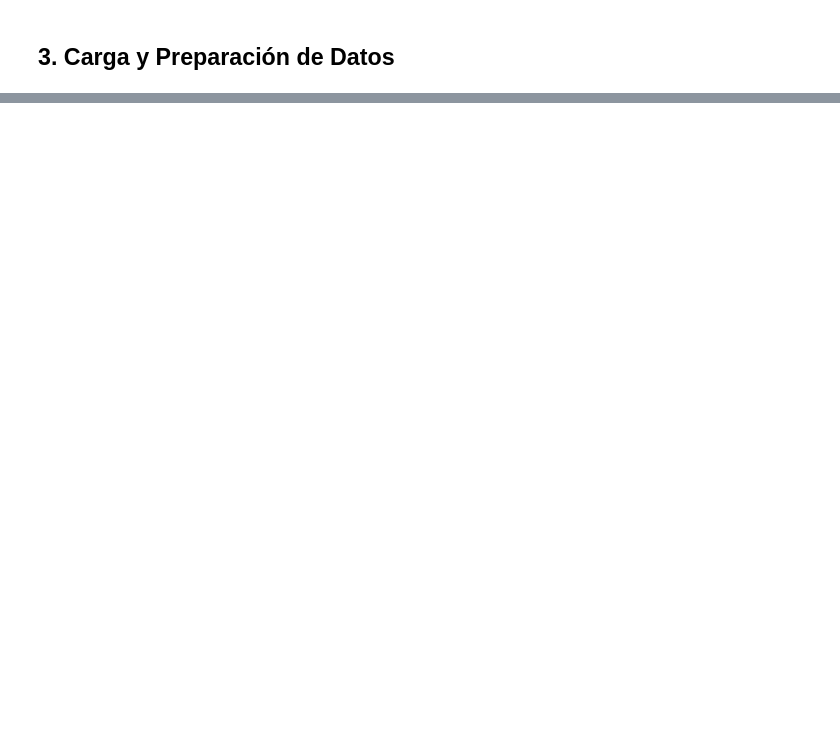
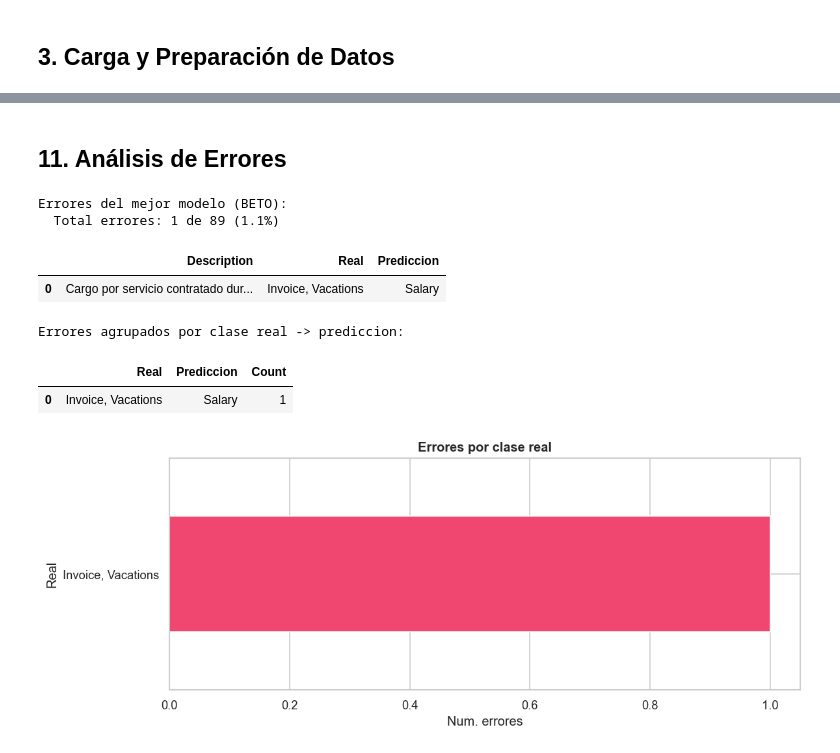
Before and after one commit to Di3g0E/P2_AP-IA, a Jupyter notebook: playground/nlp_area_transformers.ipynb, the cells around one changed output, grey strips where cells are left out. Saved outputs shown, nothing was run; the diff lists cells and outputs as text; code cells hidden in the pictures; blank space fills up the shorter version.

```diff
--- a/playground/nlp_area_transformers.ipynb
+++ b/playground/nlp_area_transformers.ipynb
@@ -660,0 +552,45 @@ Eliminar los checkpoints y carpetas de resultados generadas durante el entrenami
+# %% [markdown]
+## 11. Análisis de Errores
+# %%
+y_true_labels = le.inverse_transform(y_true)
+y_pred_labels = le.inverse_transform(y_pred_best)
+
+df_eval = pd.DataFrame({
+    "Description": df_test["Description"].values,
+    "Real": y_true_labels,
+    "Prediccion": y_pred_labels,
+})
+df_errors = df_eval[df_eval["Real"] != df_eval["Prediccion"]]
+
+print(f"Errores del mejor modelo ({best_name}):")
+print(f"  Total errores: {len(df_errors)} de {len(df_eval)} ({100*len(df_errors)/len(df_eval):.1f}%)\n")
+
+if len(df_errors) > 0:
+    display(df_errors.sort_values("Real").reset_index(drop=True))
+else:
+    print("  Sin errores. El modelo clasifico todas las muestras correctamente.")
+# %% [output]
+Errores del mejor modelo (BETO):
+  Total errores: 1 de 89 (1.1%)
+|  | Description | Real | Prediccion |
+| 0 | Cargo por servicio contratado dur... | Invoice, Vacations | Salary |
+# %%
+# Resumen de errores por clase
+if len(df_errors) > 0:
+    print("Errores agrupados por clase real -> prediccion:\n")
+    error_summary = df_errors.groupby(["Real", "Prediccion"]).size().reset_index(name="Count")
+    error_summary = error_summary.sort_values("Count", ascending=False)
+    display(error_summary)
+
+    fig, ax = plt.subplots(figsize=(10, 4))
+    errors_by_class = df_errors["Real"].value_counts()
+    errors_by_class.plot(kind="barh", ax=ax, color="#ef476f", edgecolor="white")
+    ax.set_title("Errores por clase real", fontweight="bold")
+    ax.set_xlabel("Num. errores")
+    plt.tight_layout()
+    plt.show()
+# %% [output]
+Errores agrupados por clase real -> prediccion:
+|  | Real | Prediccion | Count |
+| 0 | Invoice, Vacations | Salary | 1 |
+[figure, added]
```
Also changed, not shown: parts of 59 cells of this notebook, 9 other files.
